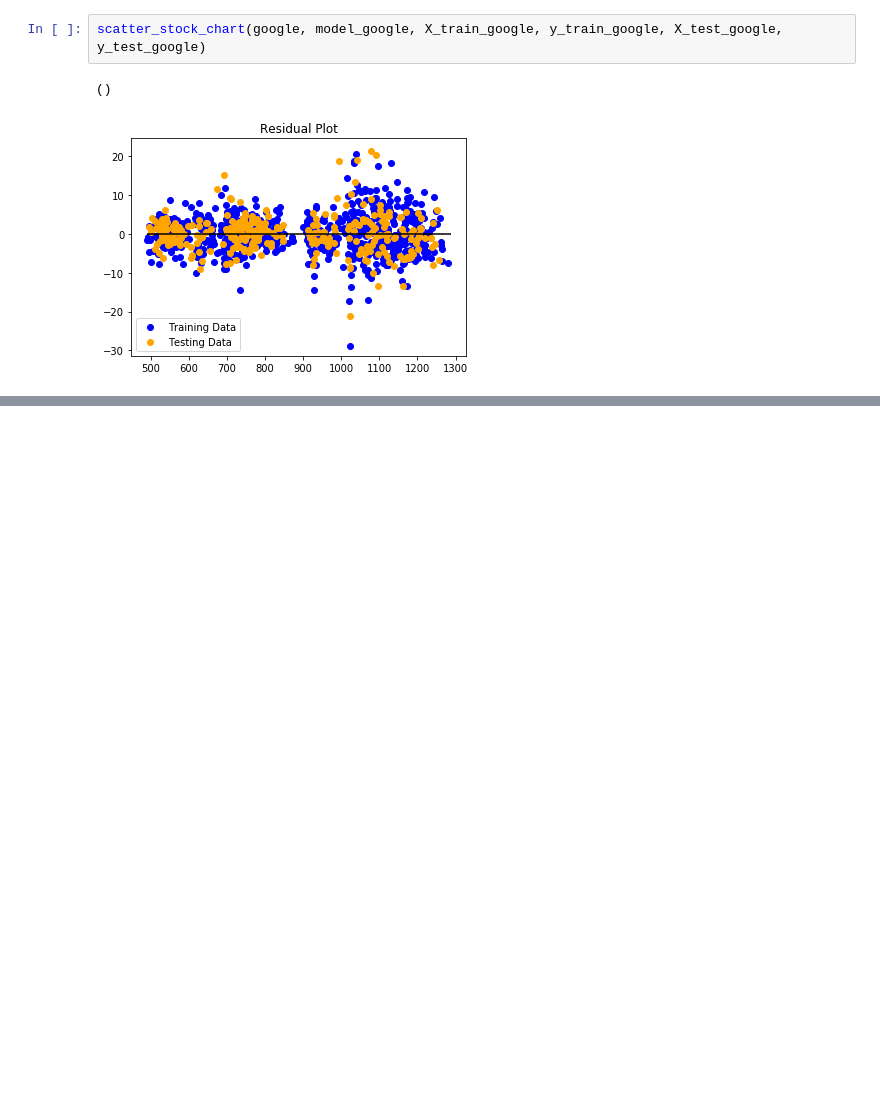
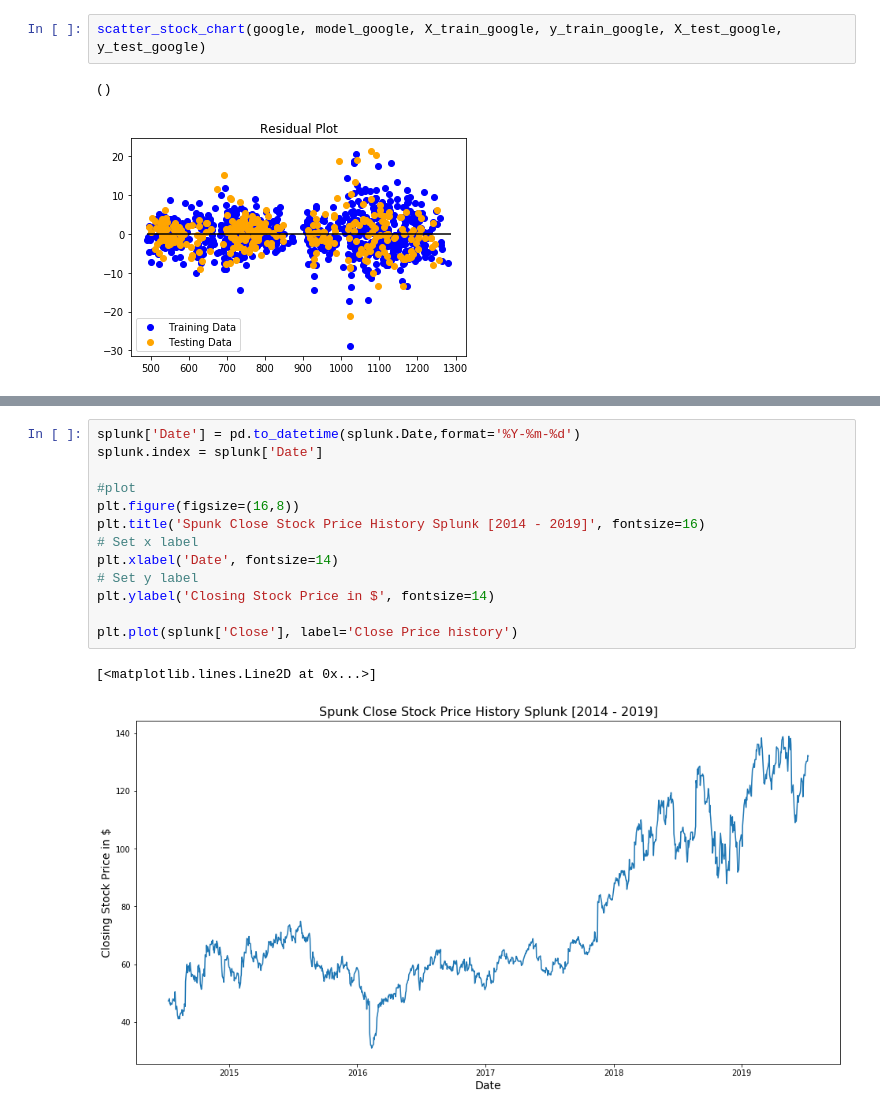
Before and after one commit to parin225/Invest-In-Us, a Jupyter notebook: Invest_In_Us-Asher.ipynb, the cells around one changed output, grey strips where cells are left out. Drawn from its saved outputs; the diff is of its cells as text; blank space fills up the shorter version.

```diff
--- a/Invest_In_Us-Asher.ipynb
+++ b/Invest_In_Us-Asher.ipynb
@@ -136,0 +181,16 @@ scatter_stock_chart(google, model_google, X_train_google, y_train_google, X_test
+# %%
+splunk['Date'] = pd.to_datetime(splunk.Date,format='%Y-%m-%d')
+splunk.index = splunk['Date']
+
+#plot
+plt.figure(figsize=(16,8))
+plt.title('Spunk Close Stock Price History Splunk [2014 - 2019]', fontsize=16)
+# Set x label
+plt.xlabel('Date', fontsize=14)
+# Set y label
+plt.ylabel('Closing Stock Price in $', fontsize=14)
+
+plt.plot(splunk['Close'], label='Close Price history')
+# %% [output]
+[<matplotlib.lines.Line2D at 0x...>]
+[figure, added]
```
Also changed, not shown: parts of 5 cells of this notebook, 5 other files.
